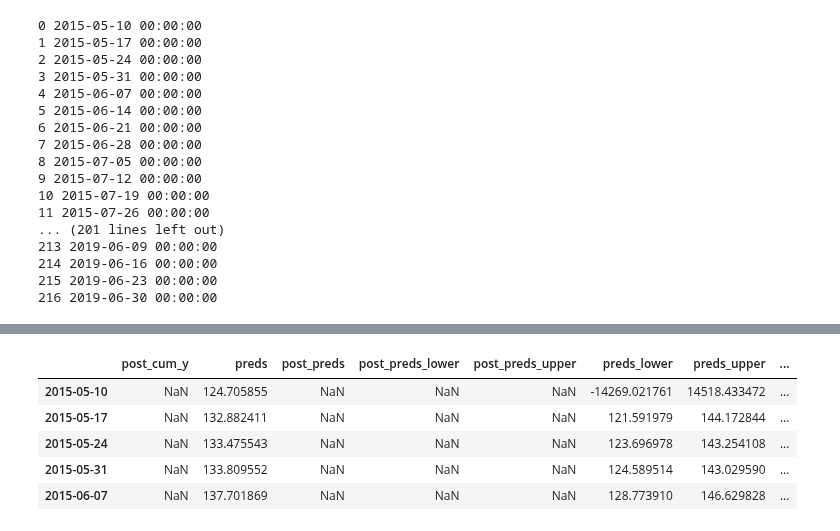
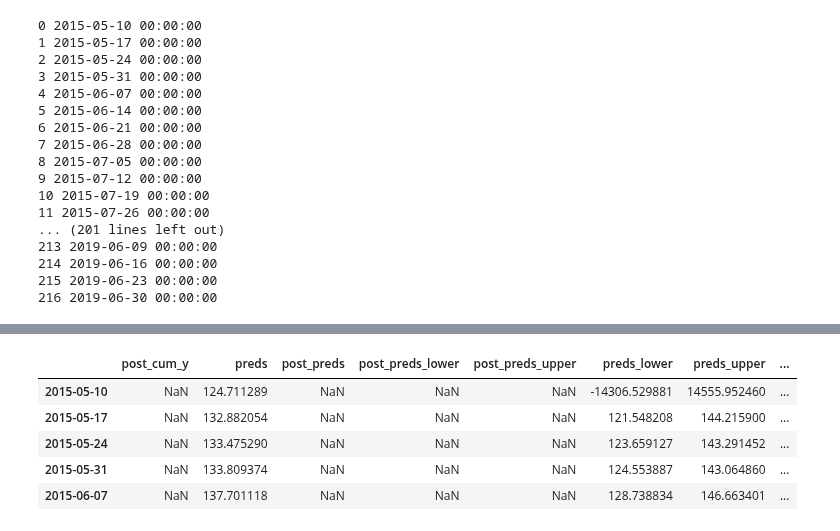
Before and after one commit to karensheng/Airbnb_Regulation, a Jupyter notebook: notebooks/Inference of Causal Impact_different library.ipynb, the cells around one changed output, grey strips where cells are left out. Saved outputs shown, nothing was run; the diff lists cells and outputs as text; code cells hidden in the pictures.

Commit message:
output inference datasets

```diff
--- a/notebooks/Inference of Causal Impact_different library.ipynb
+++ b/notebooks/Inference of Causal Impact_different library.ipynb
@@ -125,12 +122,16 @@ For more details run the command: print(impact.summary('report'))
-# %%
-ci.inferences.head()
-# %% [output]
-|  | post_cum_y | preds | post_preds | post_preds_lower | post_preds_upper | preds_lower | preds_upper | ... |
-| 2015-05-10 | NaN | 124.705855 | NaN | NaN | NaN | -14269.021761 | 14518.433472 | ... |
-| 2015-05-17 | NaN | 132.882411 | NaN | NaN | NaN | 121.591979 | 144.172844 | ... |
-| 2015-05-24 | NaN | 133.475543 | NaN | NaN | NaN | 123.696978 | 143.254108 | ... |
-| 2015-05-31 | NaN | 133.809552 | NaN | NaN | NaN | 124.589514 | 143.029590 | ... |
-| 2015-06-07 | NaN | 137.701869 | NaN | NaN | NaN | 128.773910 | 146.629828 | ... |
+# %%
+infer_df1 = ci.inferences
+
+infer_df1.to_csv('../data/causalimpact_infer_nov52017.csv')
+
+infer_df1.head()
+# %% [output]
+|  | post_cum_y | preds | post_preds | post_preds_lower | post_preds_upper | preds_lower | preds_upper | ... |
+| 2015-05-10 | NaN | 124.711289 | NaN | NaN | NaN | -14306.529881 | 14555.952460 | ... |
+| 2015-05-17 | NaN | 132.882054 | NaN | NaN | NaN | 121.548208 | 144.215900 | ... |
+| 2015-05-24 | NaN | 133.475290 | NaN | NaN | NaN | 123.659127 | 143.291452 | ... |
+| 2015-05-31 | NaN | 133.809374 | NaN | NaN | NaN | 124.553887 | 143.064860 | ... |
+| 2015-06-07 | NaN | 137.701118 | NaN | NaN | NaN | 128.738834 | 146.663401 | ... |
 # %%
 print(ci.summary(output='report'))
 # %% [output]
```
Also changed, not shown: parts of 8 cells of this notebook.
